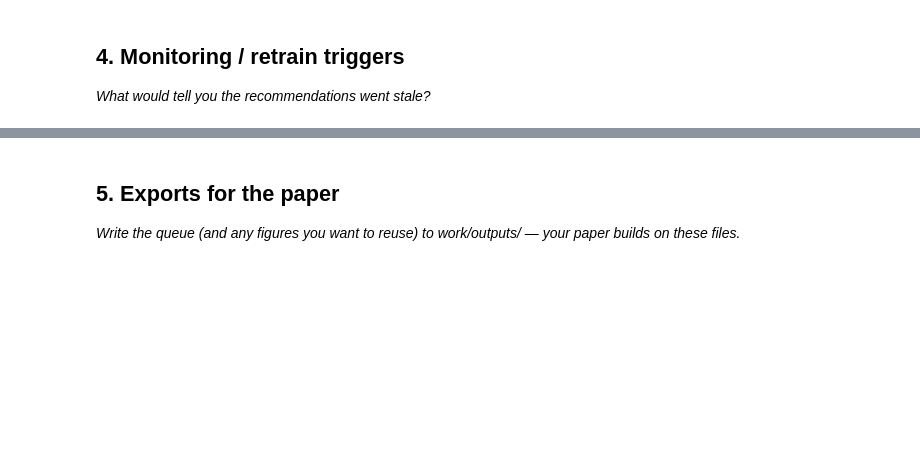
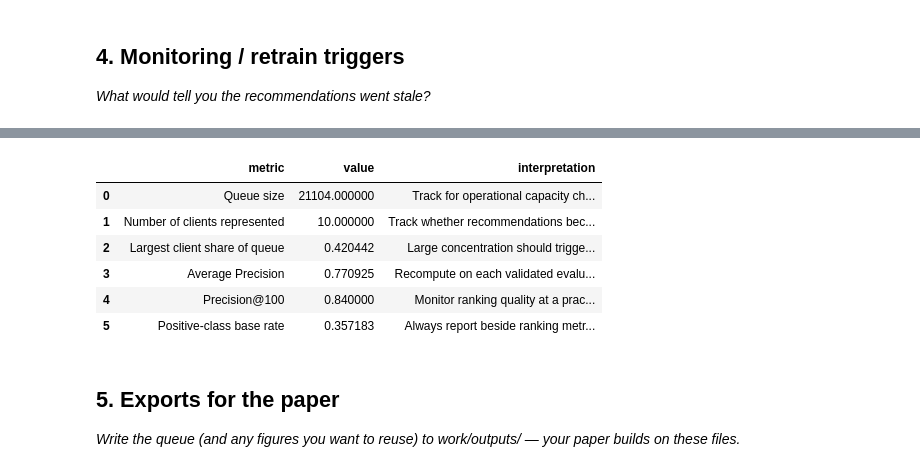
Before and after one commit to Wajiha-Waqar/FlyRankInternship, a Jupyter notebook: work/notebooks/w07_action_playbook.ipynb, the cells around one changed output, grey strips where cells are left out. Saved outputs shown, nothing was run; the diff lists cells and outputs as text; code cells hidden in the pictures; blank space fills up the shorter version.

```diff
--- a/work/notebooks/w07_action_playbook.ipynb
+++ b/work/notebooks/w07_action_playbook.ipynb
@@ -37,3 +969,59 @@ This skeleton is yours to fill. Work the sections **in order** — each one has
+# %%
+# ============================================================
+# 4. Monitoring / retrain trigger receipt
+# ============================================================
+
+queue_concentration = (
+    queue["client_hash_id"]
+    .value_counts(normalize=True)
+)
+
+largest_client_share = float(
+    queue_concentration.iloc[0]
+)
+
+monitoring_receipt = pd.DataFrame([
+    {
+        "metric": "Queue size",
+        "value": int(len(queue)),
+        "interpretation": "Track for operational capacity changes."
+    },
+    {
+        "metric": "Number of clients represented",
+        "value": int(queue["client_hash_id"].nunique()),
+        "interpretation": "Track whether recommendations become client-concentrated."
+    },
+    {
+        "metric": "Largest client share of queue",
+        "value": largest_client_share,
+        "interpretation": "Large concentration should trigger investigation."
+    },
+    {
+        "metric": "Average Precision",
+        "value": metrics["average_precision"],
+        "interpretation": "Recompute on each validated evaluation window."
+    },
+    {
+        "metric": "Precision@100",
+        "value": metrics["precision_at_100"],
+        "interpretation": "Monitor ranking quality at a practical review depth."
+    },
+    {
+        "metric": "Positive-class base rate",
+        "value": metrics["positive_rate"],
+        "interpretation": "Always report beside ranking metrics."
+    }
+])
+
+monitoring_receipt
+# %% [output]
+|  | metric | value | interpretation |
+| 0 | Queue size | 21104.000000 | Track for operational capacity ch... |
+| 1 | Number of clients represented | 10.000000 | Track whether recommendations bec... |
+| 2 | Largest client share of queue | 0.420442 | Large concentration should trigge... |
+| 3 | Average Precision | 0.770925 | Recompute on each validated evalu... |
+| 4 | Precision@100 | 0.840000 | Monitor ranking quality at a prac... |
+| 5 | Positive-class base rate | 0.357183 | Always report beside ranking metr... |
 # %% [markdown]
 ## 5. Exports for the paper
 
```
Also changed, not shown: parts of 28 cells of this notebook.
